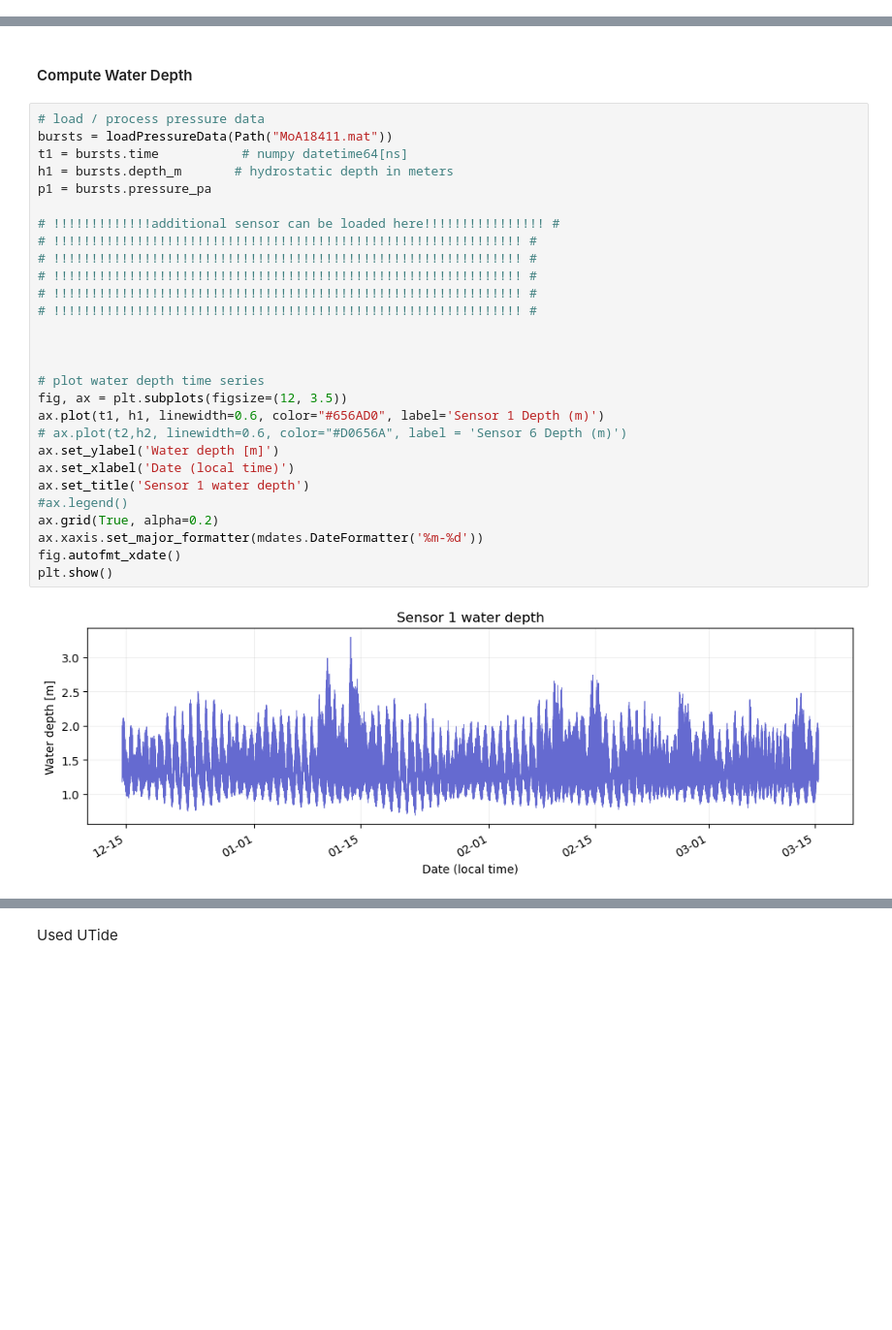
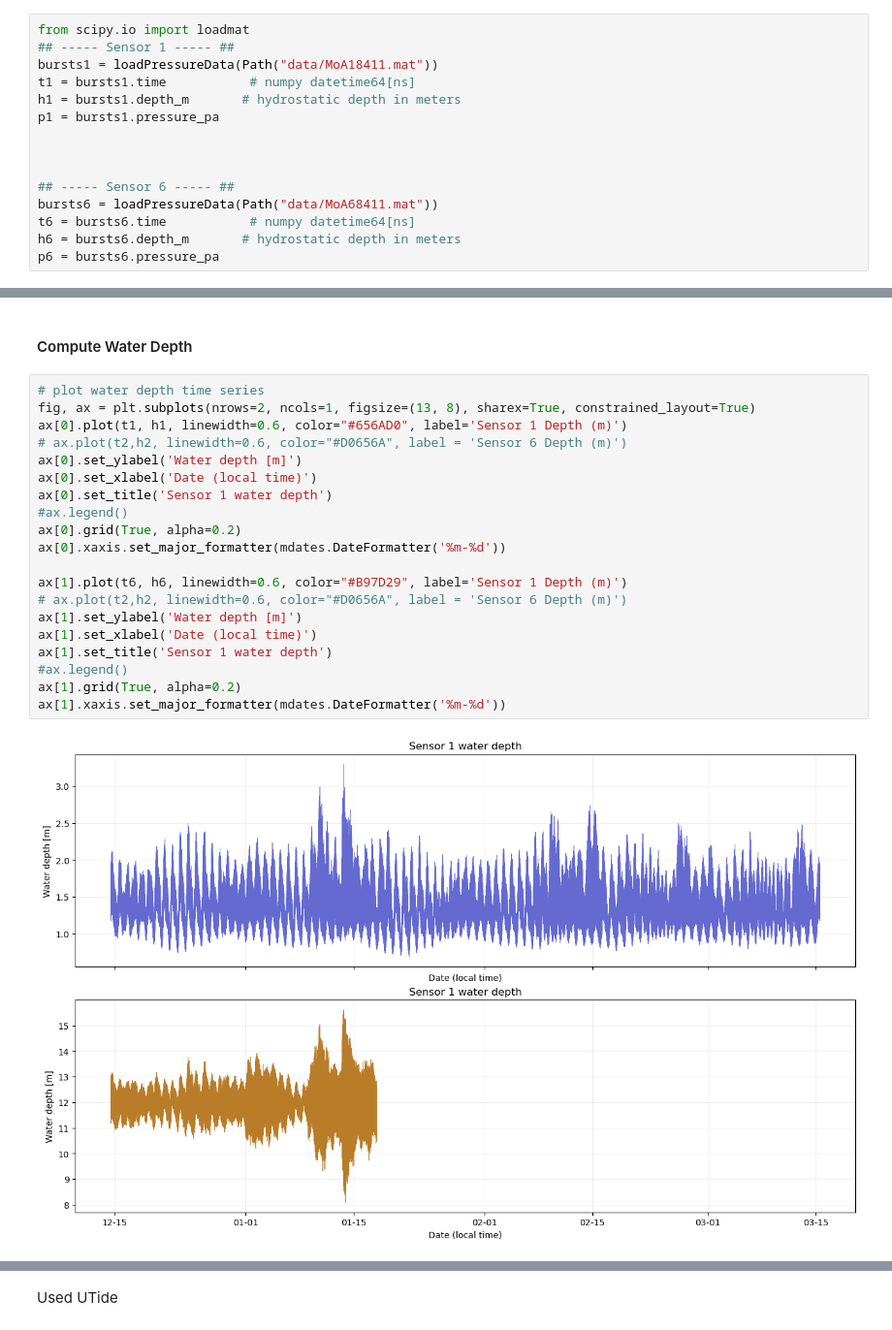
Before and after one commit to isidora-rojas/OceanWaveAnalysis, a Jupyter notebook: mokuleia/sensor2sensor.ipynb, the cells around one changed output, grey strips where cells are left out. Shown at 97% size. Drawn from its saved outputs; the diff is of its cells as text; blank space fills up the shorter version.

```diff
--- a/mokuleia/sensor2sensor.ipynb
+++ b/mokuleia/sensor2sensor.ipynb
@@ -26,6 +25,21 @@ For this, I will be comparing sensor 1 and 6 in an attempt to:
 - compute runup
 - compute changes in water level
 - look at specific storm events/model those events
+# %%
+from scipy.io import loadmat
+## ----- Sensor 1 ----- ##
+bursts1 = loadPressureData(Path("data/MoA18411.mat"))
+t1 = bursts1.time           # numpy datetime64[ns]
+h1 = bursts1.depth_m       # hydrostatic depth in meters
+p1 = bursts1.pressure_pa
+
+
+
+## ----- Sensor 6 ----- ##
+bursts6 = loadPressureData(Path("data/MoA68411.mat"))
+t6 = bursts6.time           # numpy datetime64[ns]
+h6 = bursts6.depth_m       # hydrostatic depth in meters
+p6 = bursts6.pressure_pa
 # %% [markdown]
 Notes:
 Sensor 1 is never underwater. checked by this code:
@@ -63,34 +77,26 @@ Sensor 1 is never underwater. checked by this code:
 # %% [markdown]
 #### Compute Water Depth
 # %%
-# load / process pressure data
-bursts = loadPressureData(Path("MoA18411.mat"))
-t1 = bursts.time           # numpy datetime64[ns]
-h1 = bursts.depth_m       # hydrostatic depth in meters
-p1 = bursts.pressure_pa
+# plot water depth time series
+fig, ax = plt.subplots(nrows=2, ncols=1, figsize=(13, 8), sharex=True, constrained_layout=True)
+ax[0].plot(t1, h1, linewidth=0.6, color="#656AD0", label='Sensor 1 Depth (m)')
+# ax.plot(t2,h2, linewidth=0.6, color="#D0656A", label = 'Sensor 6 Depth (m)')
+ax[0].set_ylabel('Water depth [m]')
+ax[0].set_xlabel('Date (local time)')
+ax[0].set_title('Sensor 1 water depth')
+#ax.legend()
+ax[0].grid(True, alpha=0.2)
+ax[0].xaxis.set_major_formatter(mdates.DateFormatter('%m-%d'))
 
-# !!!!!!!!!!!!!additional sensor can be loaded here!!!!!!!!!!!!!!!! #
-# !!!!!!!!!!!!!!!!!!!!!!!!!!!!!!!!!!!!!!!!!!!!!!!!!!!!!!!!!!!!!! #
-# !!!!!!!!!!!!!!!!!!!!!!!!!!!!!!!!!!!!!!!!!!!!!!!!!!!!!!!!!!!!!! #
-# !!!!!!!!!!!!!!!!!!!!!!!!!!!!!!!!!!!!!!!!!!!!!!!!!!!!!!!!!!!!!! #
-# !!!!!!!!!!!!!!!!!!!!!!!!!!!!!!!!!!!!!!!!!!!!!!!!!!!!!!!!!!!!!! #
-# !!!!!!!!!!!!!!!!!!!!!!!!!!!!!!!!!!!!!!!!!!!!!!!!!!!!!!!!!!!!!! #
-
-
-
-# plot water depth time series
-fig, ax = plt.subplots(figsize=(12, 3.5))
-ax.plot(t1, h1, linewidth=0.6, color="#656AD0", label='Sensor 1 Depth (m)')
+ax[1].plot(t6, h6, linewidth=0.6, color="#B97D29", label='Sensor 1 Depth (m)')
 # ax.plot(t2,h2, linewidth=0.6, color="#D0656A", label = 'Sensor 6 Depth (m)')
-ax.set_ylabel('Water depth [m]')
-ax.set_xlabel('Date (local time)')
-ax.set_title('Sensor 1 water depth')
+ax[1].set_ylabel('Water depth [m]')
+ax[1].set_xlabel('Date (local time)')
+ax[1].set_title('Sensor 1 water depth')
 #ax.legend()
-ax.grid(True, alpha=0.2)
-ax.xaxis.set_major_formatter(mdates.DateFormatter('%m-%d'))
-fig.autofmt_xdate()
-plt.show()
+ax[1].grid(True, alpha=0.2)
+ax[1].xaxis.set_major_formatter(mdates.DateFormatter('%m-%d'))
 # %% [output]
-[figure, old version]
+[figure, new version]
 # %% [markdown]
 #### Remove tidal signal
```
Also changed, not shown: parts of 12 cells of this notebook, 9 other files.
